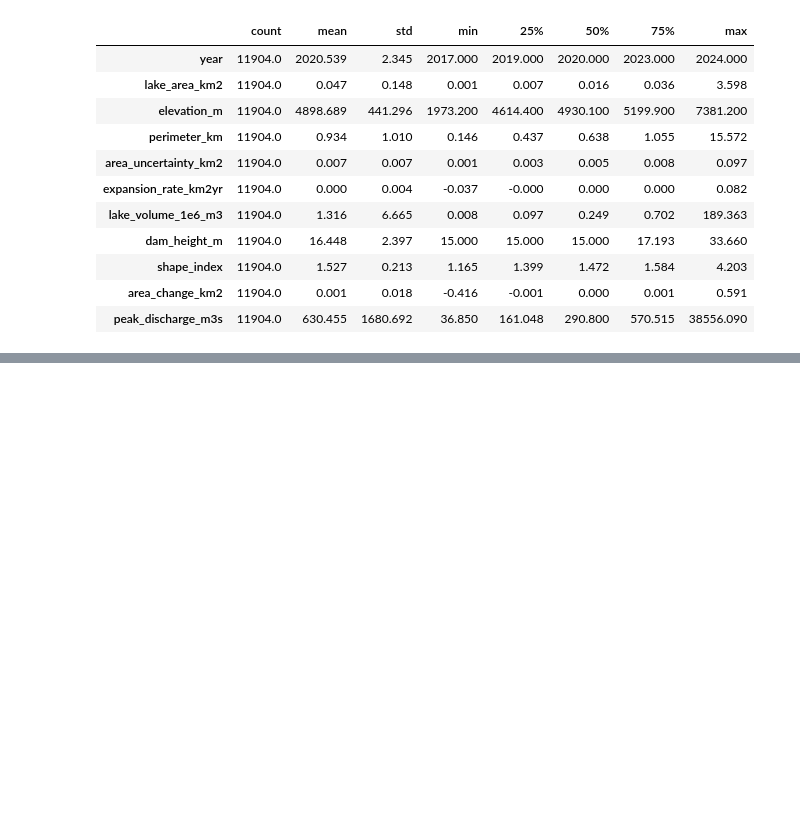
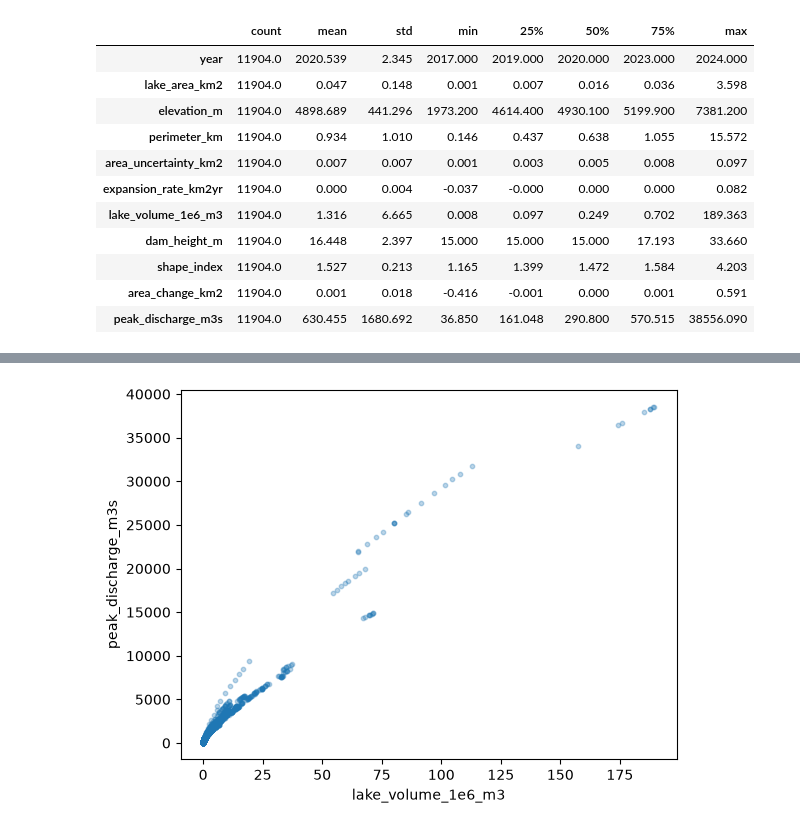
Before and after one commit to Ku-shal9/Applied_ML_GLOF_prediction, a Jupyter notebook: notebooks/01_data_understanding.ipynb, the cells around one changed output, grey strips where cells are left out. Cells and saved outputs as stored; diff of their text form; code cells hidden in the pictures; blank space fills up the shorter version.

```diff
--- a/notebooks/01_data_understanding.ipynb
+++ b/notebooks/01_data_understanding.ipynb
@@ -788,0 +204,7 @@ split_rule: group by lake_id; never random rows
+# %%
+plt.scatter(glof["lake_volume_1e6_m3"], glof["peak_discharge_m3s"], s=10, alpha=0.3)
+plt.xlabel("lake_volume_1e6_m3")
+plt.ylabel("peak_discharge_m3s")
+plt.show()
+# %% [output]
+[figure, added]
```
Also changed, not shown: parts of 75 cells of this notebook, 2 other files.
